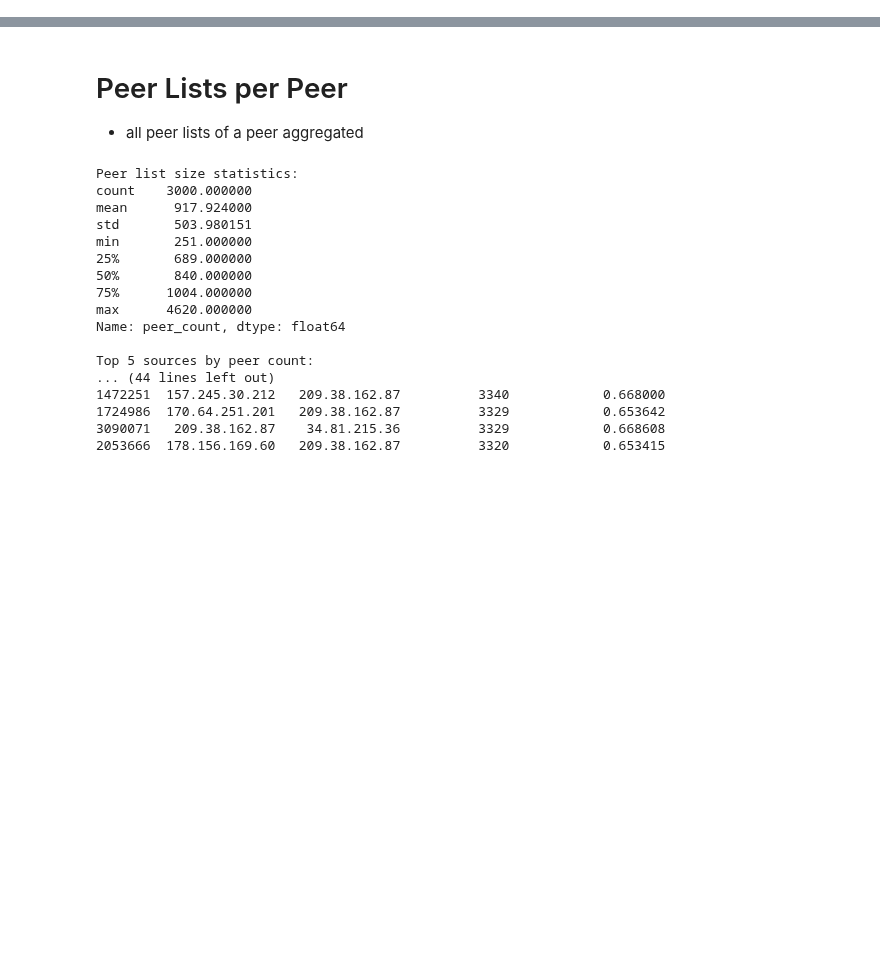
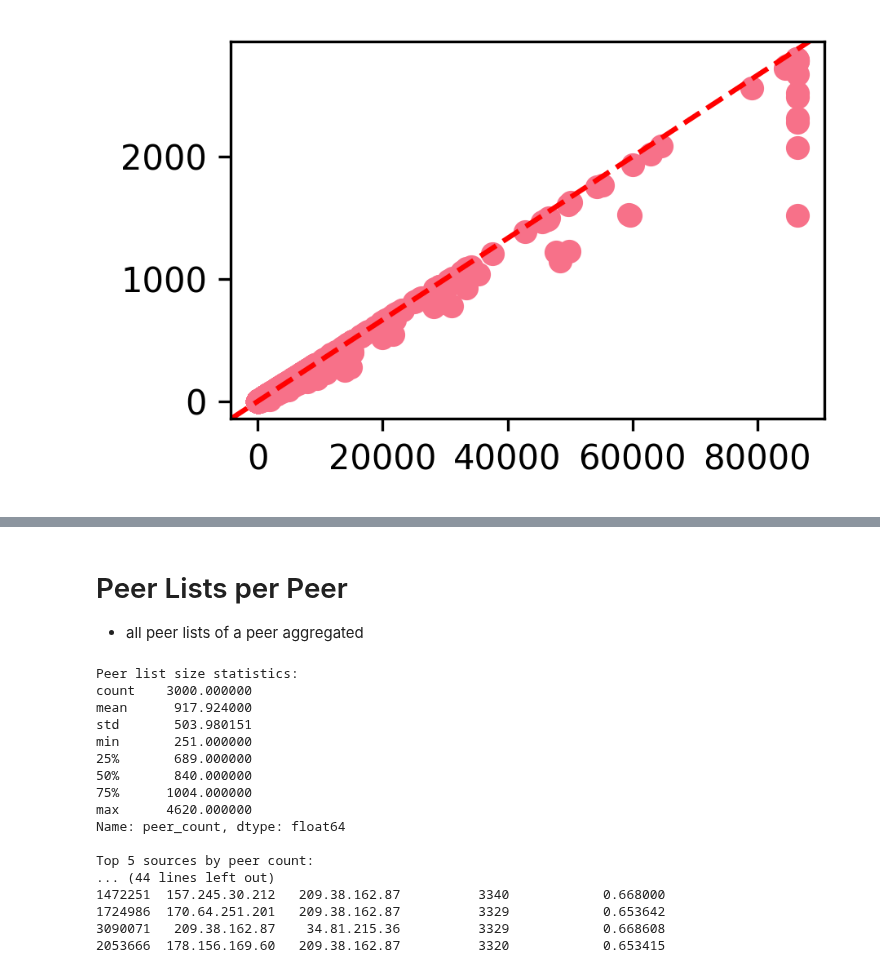
Before and after one commit to ykpyck/monero-traffic-analysis, a Jupyter notebook: exploration.ipynb, the cells around one changed output, grey strips where cells are left out. Drawn from its saved outputs; the diff is of its cells as text; code cells hidden in the pictures; blank space fills up the shorter version.

```diff
--- a/exploration.ipynb
+++ b/exploration.ipynb
@@ -280,3 +597,10 @@ print(high_lat)
+# %%
+plt.figure(figsize=(3.13, 2), dpi=300)
+plt.scatter(conn_df['duration'], conn_df['1002'])
+plt.axline((0, 0), slope=1/30, color='red', linestyle='--', label='Baseline: f(x) = x/60')
+plt.show()
+# %% [output]
+[figure, added]
 # %%
 def analyze_connections(peer_packets_df, result_df):
     # for connection visualization stick to IP and dont split the connection for repeated Handshakes (known pattern)
```
Also changed, not shown: parts of 9 cells of this notebook, 1 other file.
